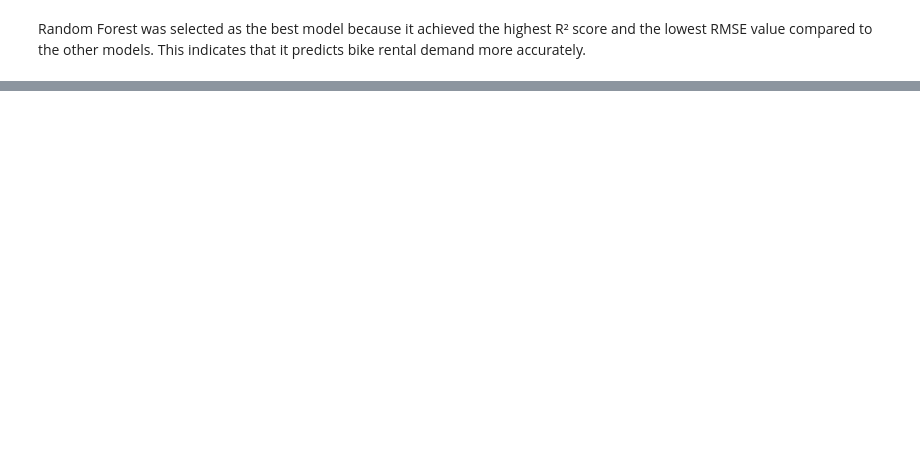
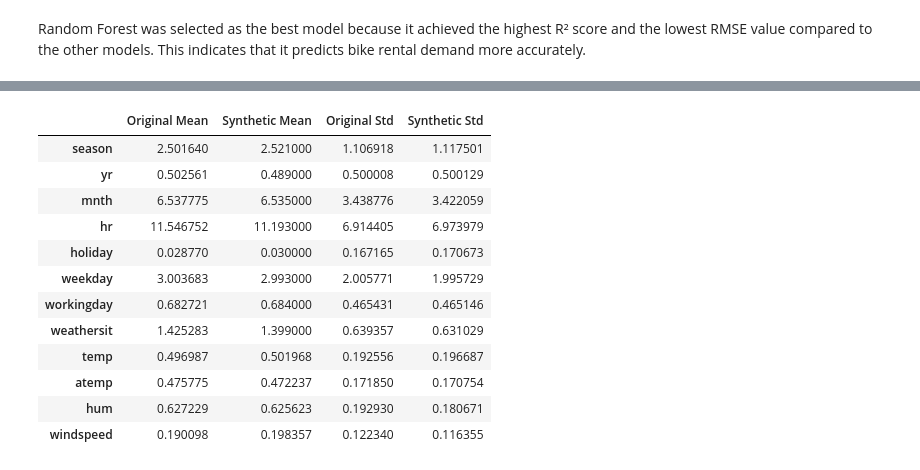
Before and after one commit to JasmineVisser/practicum-2.1, a Jupyter notebook: Practicum.ipynb, the cells around one changed output, grey strips where cells are left out. Drawn from its saved outputs; the diff is of its cells as text; code cells hidden in the pictures; blank space fills up the shorter version.

```diff
--- a/Practicum.ipynb
+++ b/Practicum.ipynb
@@ -212,0 +279,27 @@ NameError: name 'best_model' is not defined
+# %%
+
+#%% md
+## 9.1 Statistische vergelijking (mean, std)
+
+comparison_stats = pd.DataFrame({
+    "Original Mean": X.mean(),
+    "Synthetic Mean": synthetic_data[X.columns].mean(),
+    "Original Std": X.std(),
+    "Synthetic Std": synthetic_data[X.columns].std()
+})
+
+comparison_stats
+# %% [output]
+|  | Original Mean | Synthetic Mean | Original Std | Synthetic Std |
+| season | 2.501640 | 2.521000 | 1.106918 | 1.117501 |
+| yr | 0.502561 | 0.489000 | 0.500008 | 0.500129 |
+| mnth | 6.537775 | 6.535000 | 3.438776 | 3.422059 |
+| hr | 11.546752 | 11.193000 | 6.914405 | 6.973979 |
+| holiday | 0.028770 | 0.030000 | 0.167165 | 0.170673 |
+| weekday | 3.003683 | 2.993000 | 2.005771 | 1.995729 |
+| workingday | 0.682721 | 0.684000 | 0.465431 | 0.465146 |
+| weathersit | 1.425283 | 1.399000 | 0.639357 | 0.631029 |
+| temp | 0.496987 | 0.501968 | 0.192556 | 0.196687 |
+| atemp | 0.475775 | 0.472237 | 0.171850 | 0.170754 |
+| hum | 0.627229 | 0.625623 | 0.192930 | 0.180671 |
+| windspeed | 0.190098 | 0.198357 | 0.122340 | 0.116355 |
```
Also changed, not shown: parts of 16 cells of this notebook, 3 other files.
